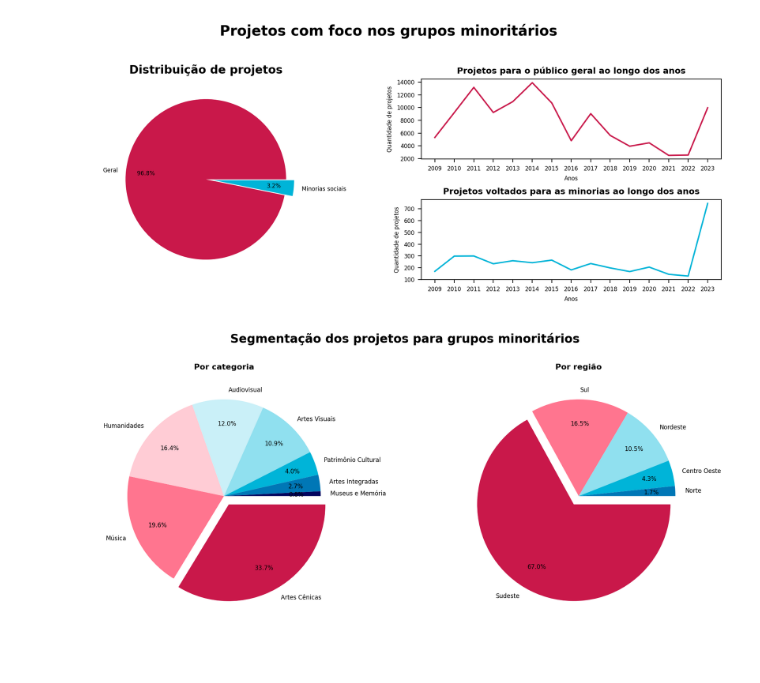
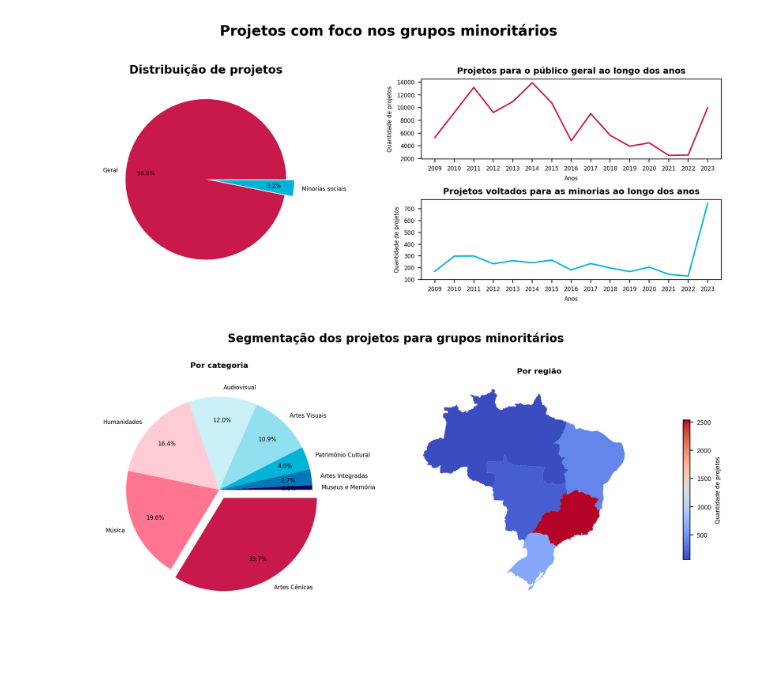
Before and after one commit to lorenaaxbastos/santander-coders-projects, a Jupyter notebook: Unit 2 - Programming Techniques I (PY)/Projeto EDA - Análise do Dataset da Lei Rouanet.ipynb, the cells around one changed output. Cells and saved outputs as stored; diff of their text form; code cells hidden in the pictures.

Commit message:
refactor alterar grafico de pizza para mapa na segmentacao da representividade

```diff
--- a/Unit 2 - Programming Techniques I (PY)/Projeto EDA - Análise do Dataset da Lei Rouanet.ipynb
+++ b/Unit 2 - Programming Techniques I (PY)/Projeto EDA - Análise do Dataset da Lei Rouanet.ipynb
@@ -502,41 +500,48 @@ warnings.filterwarnings("default")
 # %%
 minorias_por_area = projetos[projetos["voltado_para_minorias"] == True]["area"].value_counts().sort_values(ascending=False)
-minorias_por_regiao = projetos[projetos["voltado_para_minorias"] == True]["regiao"].value_counts().sort_values(ascending=False)
+minorias_por_regiao = projetos[projetos["voltado_para_minorias"] == True]["regiao"].value_counts().rename("qtd_projetos")
+
+regioes = geobr.read_region() # Download do mapa do Brasil dividido por regiões
+regioes = regioes.merge(minorias_por_regiao, how="left", left_on="name_region", right_on="regiao")
 # %%
 plt.rcParams.update({"font.size": 6})
 cores_area = ["#c9184a", "#ff758f", "#ffccd5", "#caf0f8",
               "#90e0ef", "#00b4d8", "#0077b6", "#03045e"]
 cores_regiao = ["#c9184a", "#ff758f", "#90e0ef", "#00b4d8", "#0077b6"]
 separacao_fatia_area = (0.1, 0, 0, 0, 0, 0, 0, 0)
 separacao_fatia_regiao = (0.1, 0, 0, 0, 0)
 
 fig, (ax1, ax2) = plt.subplots(nrows=1, ncols=2, figsize=(10, 4), dpi=200)
 
 ax1.pie(
     minorias_por_area,
     labels=minorias_por_area.index,
     autopct="%1.1f%%",
     pctdistance=0.75,
     counterclock=False,
     colors=cores_area,
     explode=separacao_fatia_area
 )
 
-ax2.pie(
-    minorias_por_regiao,
-    labels=minorias_por_regiao.index,
-    autopct="%1.1f%%",
-    pctdistance=0.75,
-    counterclock=False,
-    colors=cores_regiao,
-    explode=separacao_fatia_regiao
-)
+regioes.plot(
+        column="qtd_projetos",
+        cmap="coolwarm",
+        legend=True,
+        legend_kwds={
+            "label": "Quantidade de projetos",
+            "orientation": "vertical",
+            "shrink": 0.6,
+        },
+        ax=ax2,
+    )
+
+ax2.axis("off")
 
 fig.suptitle('Segmentação dos projetos para grupos minoritários', fontsize=12, fontweight=1000, y=1.02)
 ax1.set_title('Por categoria', fontsize=8, fontweight=600)
 ax2.set_title('Por região', fontsize=8, fontweight=600)
 
 plt.tight_layout()
 plt.show()
 # %% [output]
-[figure, old version]
+[figure, new version]
```
Also changed, not shown: parts of 2 cells of this notebook.
